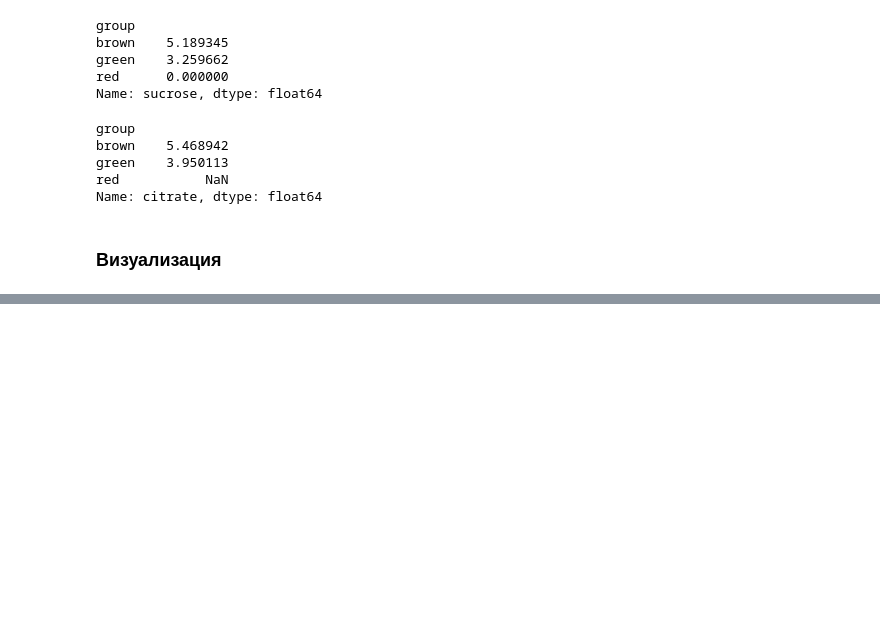
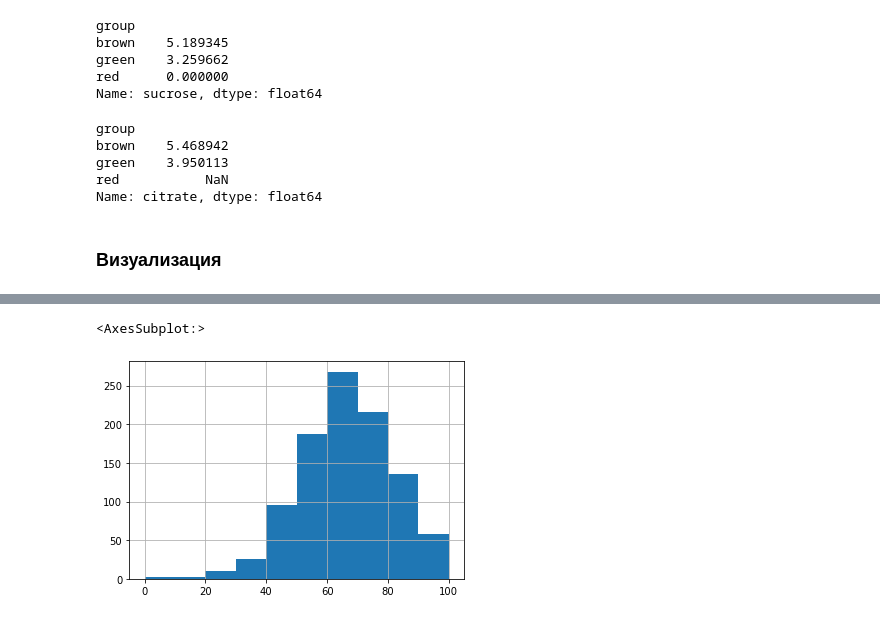
Before and after one commit to AndrewSalygin/ML_practice, a Jupyter notebook: ML.ipynb, the cells around one changed output, grey strips where cells are left out. Drawn from its saved outputs; the diff is of its cells as text; code cells hidden in the pictures; blank space fills up the shorter version.

Commit message:
Added Visualization and Practice

```diff
--- a/ML.ipynb
+++ b/ML.ipynb
@@ -734,3 +734,6 @@ red           NaN
 Name: citrate, dtype: float64
 # %% [markdown]
 ### Визуализация
+# %%
+df = pd.read_csv('data/StudentsPerformance.csv')
+df.head()
@@ -736,0 +747,10 @@ Name: citrate, dtype: float64
+# %%
+df = df.rename(columns = {
+    'math score' : 'math_score',
+    'reading score' : 'reading_score',
+    'writing score' : 'writing_score'
+})
+df.math_score.hist()
+# %% [output]
+<AxesSubplot:>
+[figure, added]
```
Also changed, not shown: parts of 44 cells of this notebook, 7 other files.
